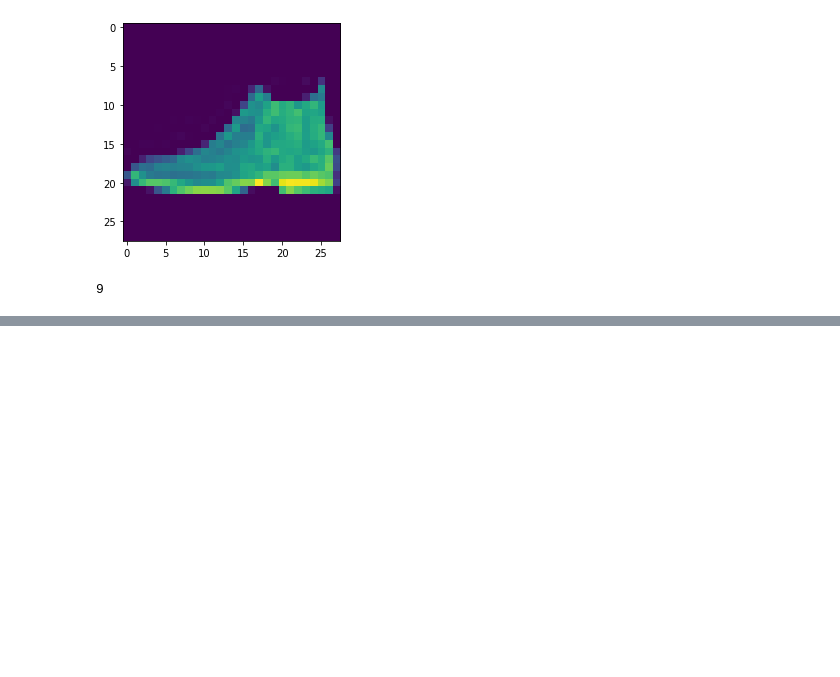
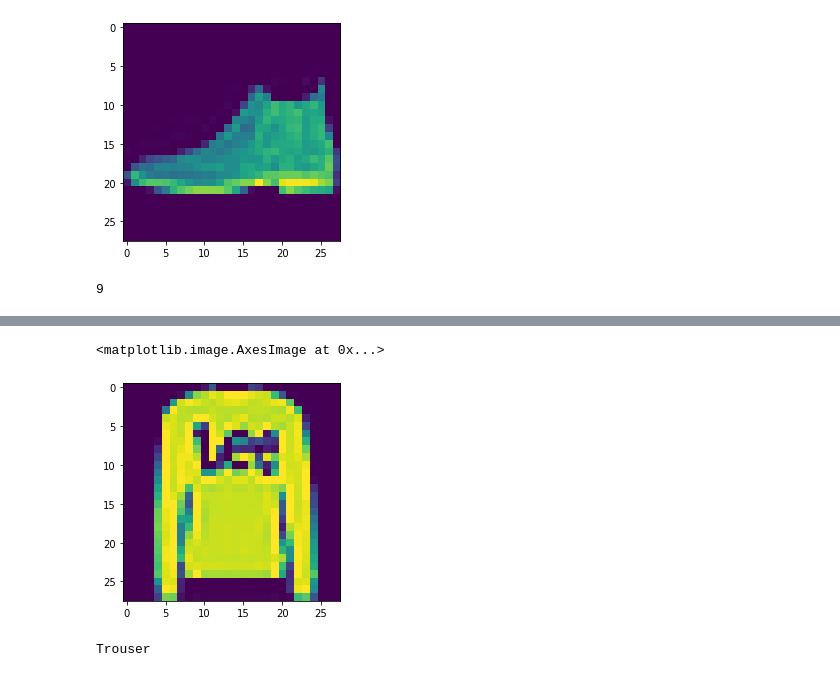
Before and after one commit to Sameer-Ahmed7/Deep_learning_Practice, a Jupyter notebook: Fashion_Mnist.ipynb, the cells around one changed output, grey strips where cells are left out. Saved outputs shown, nothing was run; the diff lists cells and outputs as text; code cells hidden in the pictures; blank space fills up the shorter version.

```diff
--- a/Fashion_Mnist.ipynb
+++ b/Fashion_Mnist.ipynb
@@ -86,0 +177,5 @@ test ACC 0.8936
+# %%
+plt.imshow(test_images[1].reshape(28,28))
+# %% [output]
+<matplotlib.image.AxesImage at 0x...>
+[figure, added]
@@ -86,0 +184,4 @@ test ACC 0.8936
+# %%
+prediction(prediction3)
+# %% [output]
+Trouser
```
Also changed, not shown: parts of 27 cells of this notebook.
